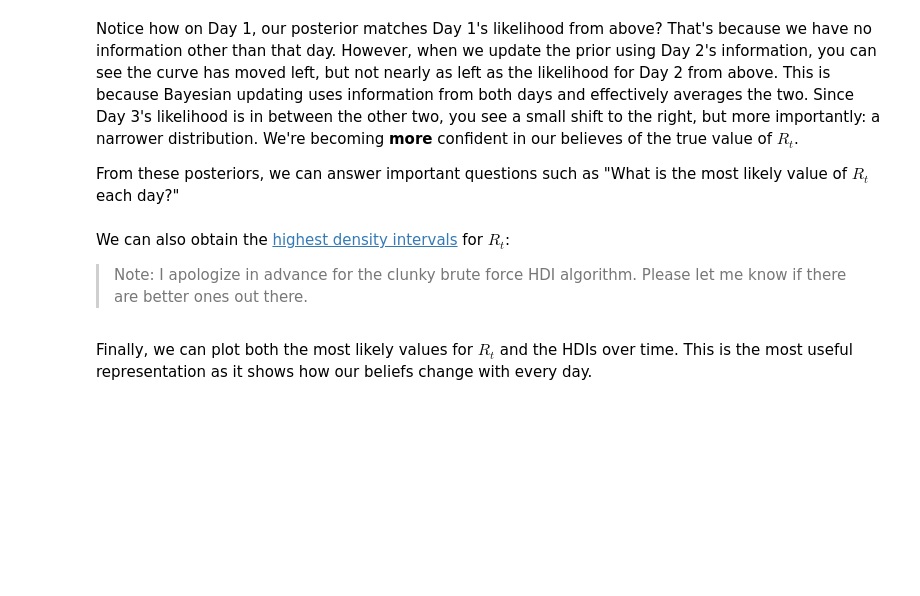
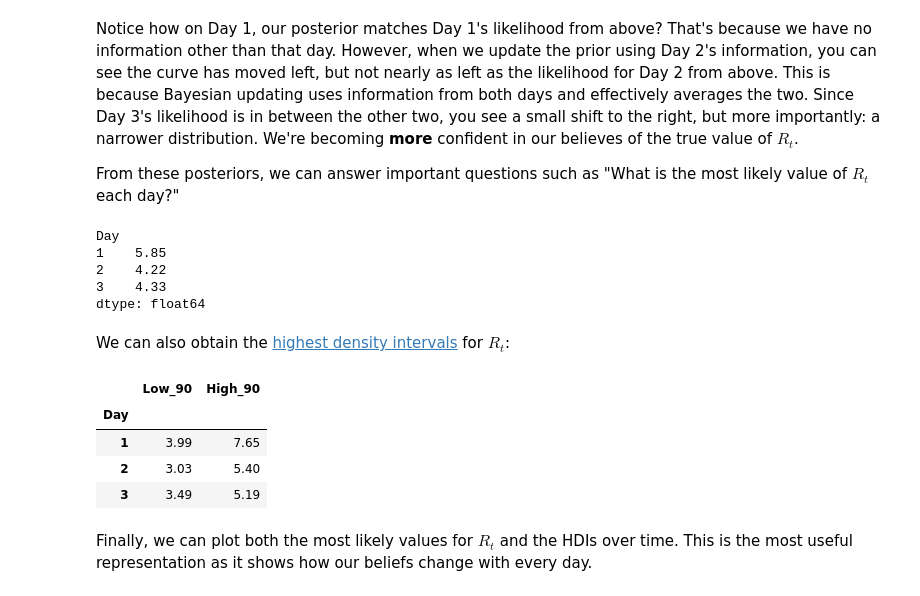
Before and after one commit to lanthias/covid-19, a Jupyter notebook: template.ipynb, the cells around one changed output. Drawn from its saved outputs; the diff is of its cells as text; code cells hidden in the pictures; blank space fills up the shorter version.

```diff
--- a/template.ipynb
+++ b/template.ipynb
@@ -158,8 +144,9 @@ R_T_MAX = 12
 r_t_range = np.linspace(0, R_T_MAX, R_T_MAX*100+1)
 
 # Gamma is 1/serial interval
-# https://wwwnc.cdc.gov/eid/article/26/6/20-0357_article
-GAMMA = 1/4
+# https://wwwnc.cdc.gov/eid/article/26/7/20-0282_article
+# https://www.nejm.org/doi/full/10.1056/NEJMoa2001316
+GAMMA = 1/7
 
 # Map Rt into lambda so we can substitute it into the equation below
 # Note that we have N-1 lambdas because on the first day of an outbreak
@@ -176,7 +163,7 @@ likelihood_r_t /= np.sum(likelihood_r_t, axis=0)
 #     index = r_t_range
 # ).plot(
 #     title='Likelihood of $R_t$ given $k$',
-#     xlim=(0,7)
+#     xlim=(0,10)
 # )
 
 # ax.legend(labels=k[1:], title='New Cases')
@@ -190,16 +177,16 @@ To perform the Bayesian update, we need to multiply the likelihood by the prior
 # %%
-# posteriors = likelihood_r_t.cumprod(axis=1)
-# posteriors = posteriors / np.sum(posteriors, axis=0)
+posteriors = likelihood_r_t.cumprod(axis=1)
+posteriors = posteriors / np.sum(posteriors, axis=0)
 
-# columns = pd.Index(range(1, posteriors.shape[1]+1), name='Day')
-# posteriors = pd.DataFrame(
-#     data = posteriors,
-#     index = r_t_range,
-#     columns = columns)
+columns = pd.Index(range(1, posteriors.shape[1]+1), name='Day')
+posteriors = pd.DataFrame(
+    data = posteriors,
+    index = r_t_range,
+    columns = columns)
 
 # ax = posteriors.plot(
 #     title='Posterior $P(R_t|k)$',
-#     xlim=(0,7)
+#     xlim=(0,10)
 # )
 # ax.legend(title='Day')
 # ax.set_xlabel('$R_t$');
@@ -208,32 +195,43 @@ Notice how on Day 1, our posterior matches Day 1's likelihood from above? That's
 
 From these posteriors, we can answer important questions such as "What is the most likely value of $R_t$ each day?"
 # %%
-# most_likely_values = posteriors.idxmax(axis=0)
+most_likely_values = posteriors.idxmax(axis=0)
+most_likely_values
+# %% [output]
+Day
+1    5.85
+2    4.22
+3    4.33
+dtype: float64
 # %% [markdown]
 We can also obtain the [highest density intervals](https://www.sciencedirect.com/topics/mathematics/highest-density-interval) for $R_t$:
-
-> Note: I apologize in advance for the clunky brute force HDI algorithm. Please let me know if there are better ones out there.
 # %%
-def highest_density_interval(pmf, p=.95):
-
+def highest_density_interval(pmf, p=.9):
     # If we pass a DataFrame, just call this recursively on the columns
     if(isinstance(pmf, pd.DataFrame)):
-        return pd.DataFrame([highest_density_interval(pmf[col]) for col in pmf],
+        return pd.DataFrame([highest_density_interval(pmf[col], p=p) for col in pmf],
                             index=pmf.columns)
 
     cumsum = np.cumsum(pmf.values)
     best = None
     for i, value in enumerate(cumsum):
         for j, high_value in enumerate(cumsum[i+1:]):
             if (high_value-value > p) and (not best or j<best[1]-best[0]):
                 best = (i, i+j+1)
                 break
 
     low = pmf.index[best[0]]
     high = pmf.index[best[1]]
-    return pd.Series([low, high], index=['Low', 'High'])
+    return pd.Series([low, high], index=[f'Low_{p*100:.0f}', f'High_{p*100:.0f}'])
 
-# hdi = highest_density_interval(posteriors, p=.95)
+hdi = highest_density_interval(posteriors)
+hdi.tail()
+# %% [output]
+|  | Low_90 | High_90 |
+| Day |  |  |
+| 1 | 3.99 | 7.65 |
+| 2 | 3.03 | 5.40 |
+| 3 | 3.49 | 5.19 |
 # %% [markdown]
 Finally, we can plot both the most likely values for $R_t$ and the HDIs over time. This is the most useful representation as it shows how our beliefs change with every day.
 # %%
```
Also changed, not shown: parts of 39 cells of this notebook, 1 other file.
